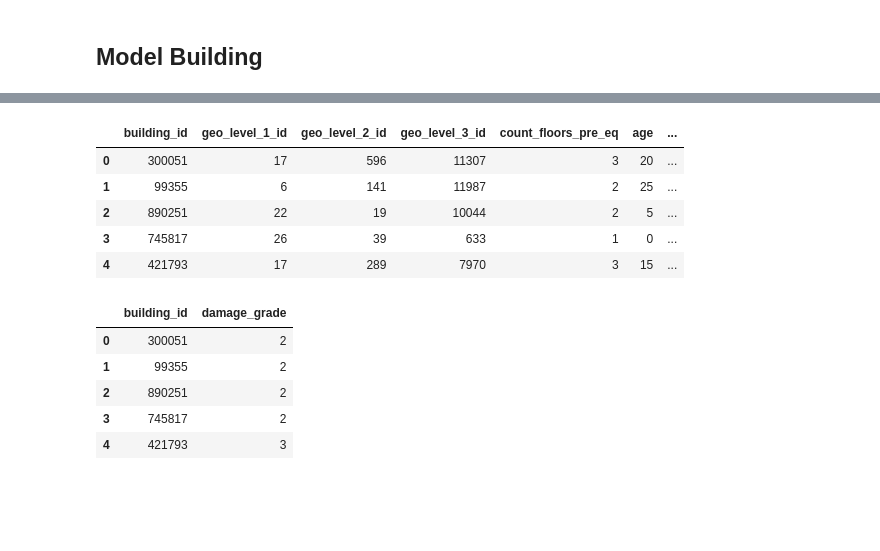
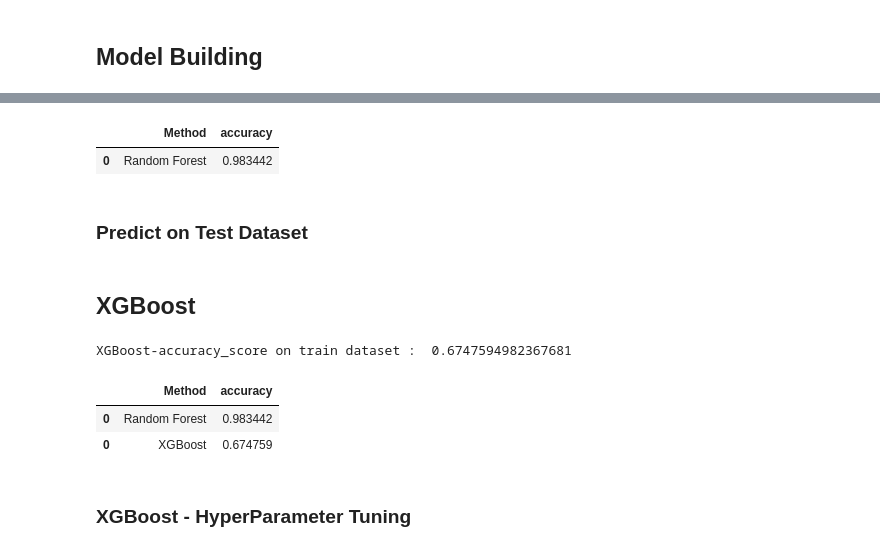
Before and after one commit to mohansameer1983/queens-mmai-869, a Jupyter notebook: Richter_Prediction_Nepal_Earthquake.ipynb, the cells around one changed output, grey strips where cells are left out. Cells and saved outputs as stored; diff of their text form; code cells hidden in the pictures; blank space fills up the shorter version.

```diff
--- a/Richter_Prediction_Nepal_Earthquake.ipynb
+++ b/Richter_Prediction_Nepal_Earthquake.ipynb
@@ -205,5 +220,12 @@ X
 # %%
 # Fitting Random Forest Classification to the Training set
-clf= RandomForestClassifier(n_estimators = 10, criterion = 'entropy', random_state = 42)
-clf.fit(X, y)
+rf = RandomForestClassifier(n_estimators = 10, criterion = 'entropy', random_state = 42)
+rf.fit(X, y)
+
+# predict the target on the train dataset
+rf_predict_train = rf.predict(X)
+
+# Accuray Score on train dataset
+rf_accuracy_train = accuracy_score(y,rf_predict_train)
+print('\nRandom Forest-accuracy_score on train dataset : ', rf_accuracy_train)
 # %% [output]
@@ -218,11 +232,0 @@ RandomForestClassifier(bootstrap=True, ccp_alpha=0.0, class_weight=None,
-# %%
-
-# Read Test dataset
-test_data.head()
-# %% [output]
-|  | building_id | geo_level_1_id | geo_level_2_id | geo_level_3_id | count_floors_pre_eq | age | ... |
-| 0 | 300051 | 17 | 596 | 11307 | 3 | 20 | ... |
-| 1 | 99355 | 6 | 141 | 11987 | 2 | 25 | ... |
-| 2 | 890251 | 22 | 19 | 10044 | 2 | 5 | ... |
-| 3 | 745817 | 26 | 39 | 633 | 1 | 0 | ... |
-| 4 | 421793 | 17 | 289 | 7970 | 3 | 15 | ... |
@@ -234,13 +233,21 @@ result=pd.DataFrame(prediction)
+# %%
+#Store the accuracy results for each model in a dataframe for final comparison
+resultsDf = pd.DataFrame({'Method':['Random Forest'], 'accuracy': [rf_accuracy_train]})
+resultsDf = resultsDf[['Method', 'accuracy']]
+resultsDf
+# %% [output]
+|  | Method | accuracy |
+| 0 | Random Forest | 0.983442 |
+# %% [markdown]
+### Predict on Test Dataset
 # %%
+# Predict for test dataset
+prediction=rf.predict((pd.get_dummies(test_data)))
+rf_result=pd.DataFrame(prediction)
+
 # Format the prediction as per submission requirement
-result['building_id']=test_data['building_id']
-result.rename(columns={0:'damage_grade'},inplace=True)
-result=result[['building_id','damage_grade']]
-result.head()
+rf_result['building_id']=test_data['building_id']
+rf_result.rename(columns={0:'damage_grade'},inplace=True)
+rf_result=rf_result[['building_id','damage_grade']]
+
+rf_result.to_csv("drivendata_submission_rf.csv",index=False)
-# %% [output]
-|  | building_id | damage_grade |
-| 0 | 300051 | 2 |
-| 1 | 99355 | 2 |
-| 2 | 890251 | 2 |
-| 3 | 745817 | 2 |
-| 4 | 421793 | 3 |
@@ -248,0 +254,26 @@ result.to_csv("drivendata_submission.csv",index=False)
+# %% [markdown]
+## XGBoost
+# %%
+xgBoost = XGBClassifier()
+xgBoost.fit(X, y)
+
+# predict the target on the train dataset
+xgBoost_predict_train = xgBoost.predict(X)
+
+# Accuray Score on train dataset
+xgBoost_accuracy_train = accuracy_score(y,xgBoost_predict_train)
+print('\nXGBoost-accuracy_score on train dataset : ', xgBoost_accuracy_train)
+# %% [output]
+XGBoost-accuracy_score on train dataset :  0.6747594982367681
+# %%
+#Store the accuracy results for each model in a dataframe for final comparison
+tempResultsDf = pd.DataFrame({'Method':['XGBoost'], 'accuracy': [xgBoost_accuracy_train]})
+resultsDf = pd.concat([resultsDf, tempResultsDf])
+resultsDf = resultsDf[['Method', 'accuracy']]
+resultsDf
+# %% [output]
+|  | Method | accuracy |
+| 0 | Random Forest | 0.983442 |
+| 0 | XGBoost | 0.674759 |
+# %% [markdown]
+### XGBoost - HyperParameter Tuning
```
Also changed, not shown: parts of 14 cells of this notebook.
